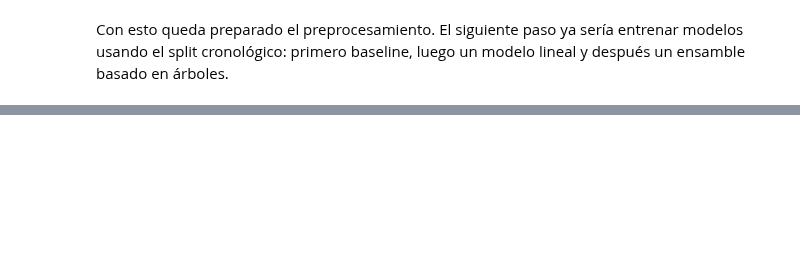
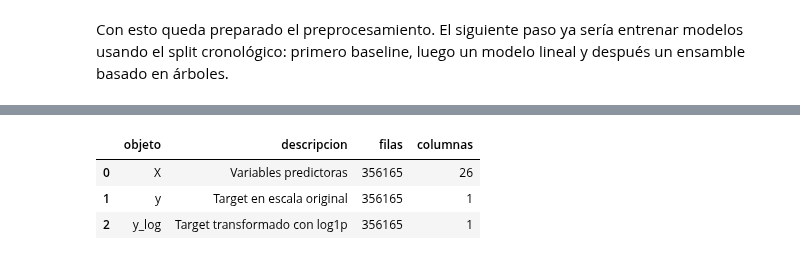
Before and after one commit to GJLG0501/Inteligencia-artificial-avanzada, a Jupyter notebook: P1 Module 1. Python Libraries & Statistics/Tareas/Activity 1 ETL - Metro CDMX.ipynb, the cells around one changed output, grey strips where cells are left out. Saved outputs shown, nothing was run; the diff lists cells and outputs as text; code cells hidden in the pictures; blank space fills up the shorter version.

```diff
--- a/P1 Module 1. Python Libraries & Statistics/Tareas/Activity 1 ETL - Metro CDMX.ipynb
+++ b/P1 Module 1. Python Libraries & Statistics/Tareas/Activity 1 ETL - Metro CDMX.ipynb
@@ -2260,0 +3187,41 @@ Con esto queda preparado el preprocesamiento. El siguiente paso ya sería entren
+# %%
+columnas_no_predictoras = [
+    # Identificadores de la unidad de predicción
+    'fecha',
+
+    # Target y variantes del target
+    'afluencia_total_modelo',
+    'target_log1p',
+
+    # Componentes del target agregado: usarlas sería data leakage
+    'afluencia_boleto',
+    'afluencia_prepago',
+    'afluencia_gratuidad',
+]
+
+columnas_predictoras = [
+    col for col in features_categoricas + features_numericas
+    if col in df_modelado_lags.columns and col not in columnas_no_predictoras
+]
+
+X = df_modelado_lags[columnas_predictoras].copy()
+y = df_modelado_lags[target_modelo].copy()
+y_log = np.log1p(y)
+
+resumen_X_y = pd.DataFrame({
+    'objeto': ['X', 'y', 'y_log'],
+    'descripcion': [
+        'Variables predictoras',
+        'Target en escala original',
+        'Target transformado con log1p',
+    ],
+    'filas': [X.shape[0], y.shape[0], y_log.shape[0]],
+    'columnas': [X.shape[1], 1, 1],
+})
+
+resumen_X_y
+# %% [output]
+|  | objeto | descripcion | filas | columnas |
+| 0 | X | Variables predictoras | 356165 | 26 |
+| 1 | y | Target en escala original | 356165 | 1 |
+| 2 | y_log | Target transformado con log1p | 356165 | 1 |
```
Also changed, not shown: parts of 112 cells of this notebook.
